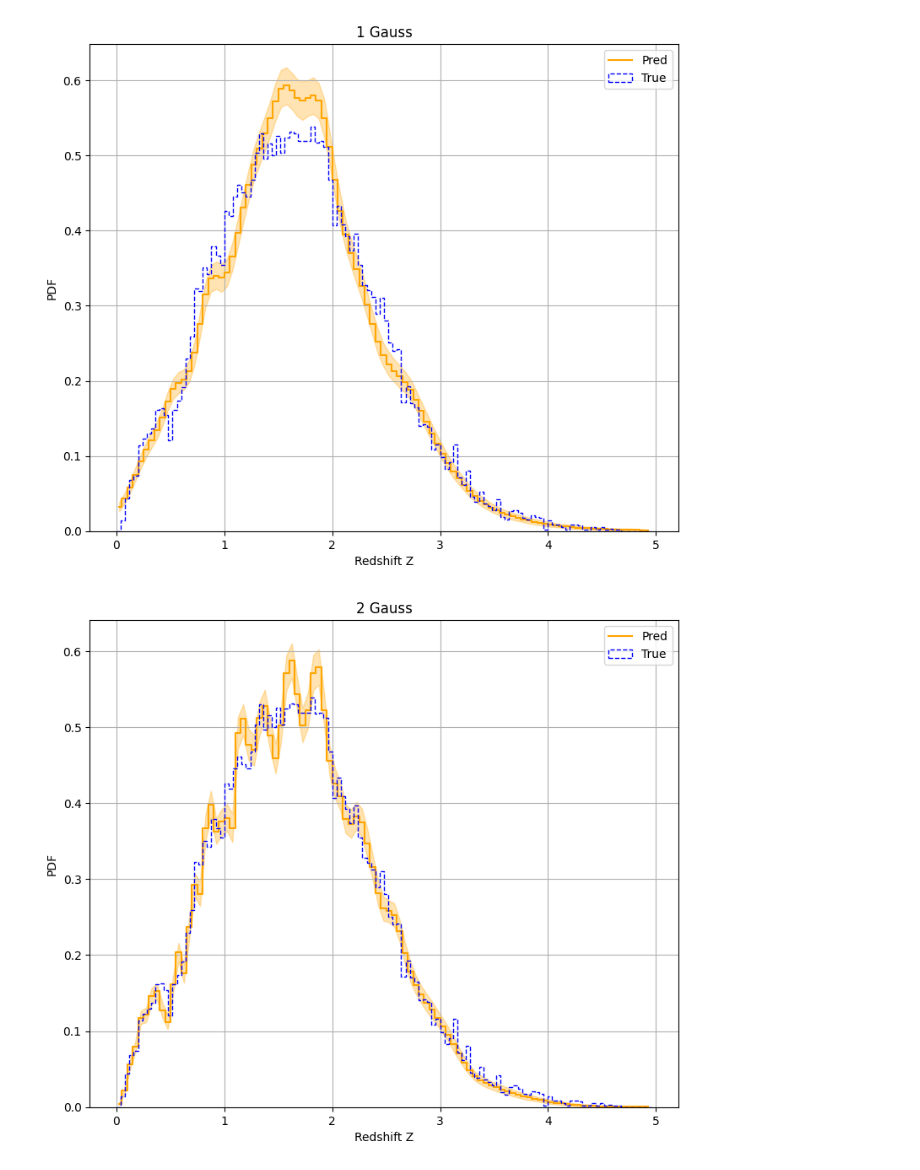
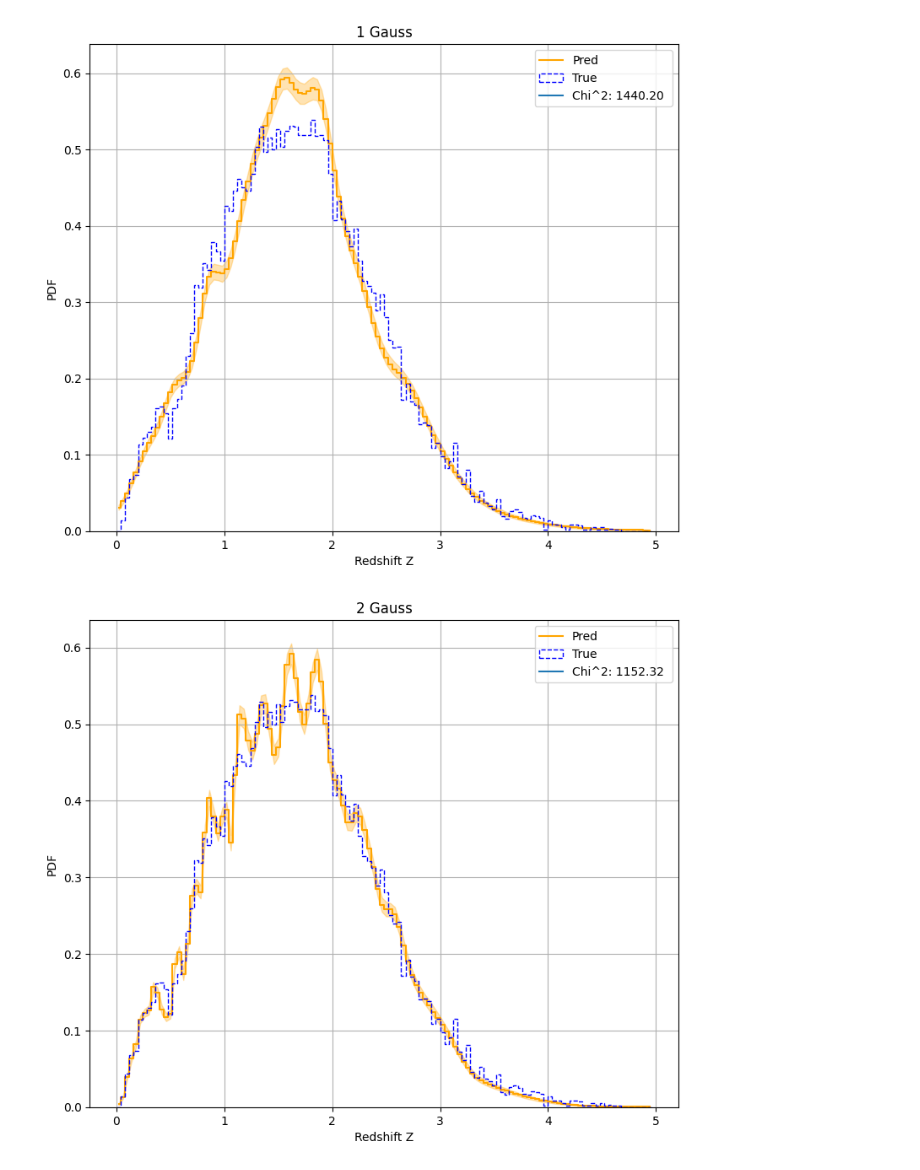
Before and after one commit to kacper-drabicki/redshift, a Jupyter notebook: notebooks/results_distribution.ipynb, the cells around one changed output. Saved outputs shown, nothing was run; the diff lists cells and outputs as text; code cells hidden in the pictures.

```diff
--- a/notebooks/results_distribution.ipynb
+++ b/notebooks/results_distribution.ipynb
@@ -25,7 +24,7 @@ df_test = df[df[:,2]==False][:,:2]
 df_faint = df[df[:,2]==True][:,:2]
 # %%
 n_points = df_test.shape[0]
-bins = np.arange(0,5,0.05)
+bins = np.arange(0,5,0.04)
 bin_centers = 0.5 * (bins[1:] + bins[:-1])
 bin_width = bins[1] - bins[0]
 
@@ -43,8 +42,8 @@ for _ in range(n_bootstrap):
 bootstrap_histograms = np.array(bootstrap_histograms)
 
 hist_mean = np.mean(bootstrap_histograms, axis=0)
-hist_lower = np.percentile(bootstrap_histograms, 2.5, axis=0)
-hist_upper = np.percentile(bootstrap_histograms, 97.5, axis=0)
+hist_lower = np.percentile(bootstrap_histograms, 15.9, axis=0)
+hist_upper = np.percentile(bootstrap_histograms, 84.1, axis=0)
 # %%
 plt.figure(figsize=(9,7.5))
 plt.hist(df_test[:,0], bins=np.arange(0,5,0.04), histtype="step", density=True, linestyle="--", color="blue", label="True")
@@ -75,6 +74,7 @@ X_faint = scaler.transform(X_faint)
 hist_means = []
 hist_lowers = []
 hist_uppers = []
+hist_stddevs = []
 
 for n in range(1,6):
     config = {"num_components": n}
@@ -92,7 +92,7 @@ for n in range(1,6):
 
     n_samples = 1
 
-    bins = np.arange(0, 5, 0.05)
+    bins = np.arange(0, 5, 0.04)
     bin_centers = (bins[:-1] + bins[1:]) / 2
     n_bootstrap = 1000
     bootstrap_histograms = []
@@ -113,5 +113,6 @@ for n in range(1,6):
     bootstrap_histograms = np.array(bootstrap_histograms)
 
     hist_means.append(np.mean(bootstrap_histograms, axis=0))
-    hist_lowers.append(np.percentile(bootstrap_histograms, 2.5, axis=0))
-    hist_uppers.append(np.percentile(bootstrap_histograms, 97.5, axis=0))
+    hist_lowers.append(np.percentile(bootstrap_histograms, 15.9, axis=0))
+    hist_uppers.append(np.percentile(bootstrap_histograms, 84.1, axis=0))
+    hist_stddevs.append(np.std(bootstrap_histograms, axis=0))
@@ -120,18 +119,27 @@ for n in range(1,6):
 # %%
+hist, _ = np.histogram(df_test[:,0], bins=bins, density=True)
+
 i = 1
-for hist_mean, hist_lower, hist_upper in zip(hist_means, hist_lowers, hist_uppers):
+for hist_mean, hist_lower, hist_upper, hist_stddev in zip(hist_means, hist_lowers, hist_uppers, hist_stddevs):
+
+    diff = (hist - hist_mean).reshape(-1,1)
+    cov = np.diag(hist_stddev ** 2)
+    cov_inv = np.linalg.inv(cov)
+    chi_sqr = np.matmul(diff.T ,np.matmul(cov_inv, diff))
+
     plt.figure(figsize=(9,7.5))
     plt.plot(bin_centers, hist_mean, drawstyle='steps-mid',  color="orange", label=f'Pred')
     plt.fill_between(bin_centers, hist_lower, hist_upper, color="orange", alpha=0.3)
     plt.hist(df_test[:,0], bins=np.arange(0,5,0.04), histtype="step", density=True, color="blue", linestyle="--",label="True")
+    plt.plot(0,0, color=None, label=f"Chi^2: {float(chi_sqr):.2f} ")
     plt.xlabel('Redshift Z')
     plt.ylabel('PDF')
     plt.title(f'{i} Gauss')
     plt.legend()
     plt.grid(True)
     plt.show()
 
     i += 1
 # %% [output]
-[figure, old version]
+[figure, new version]
-[figure, old version]
+[figure, new version]
```
Also changed, not shown: parts of 4 cells of this notebook.
